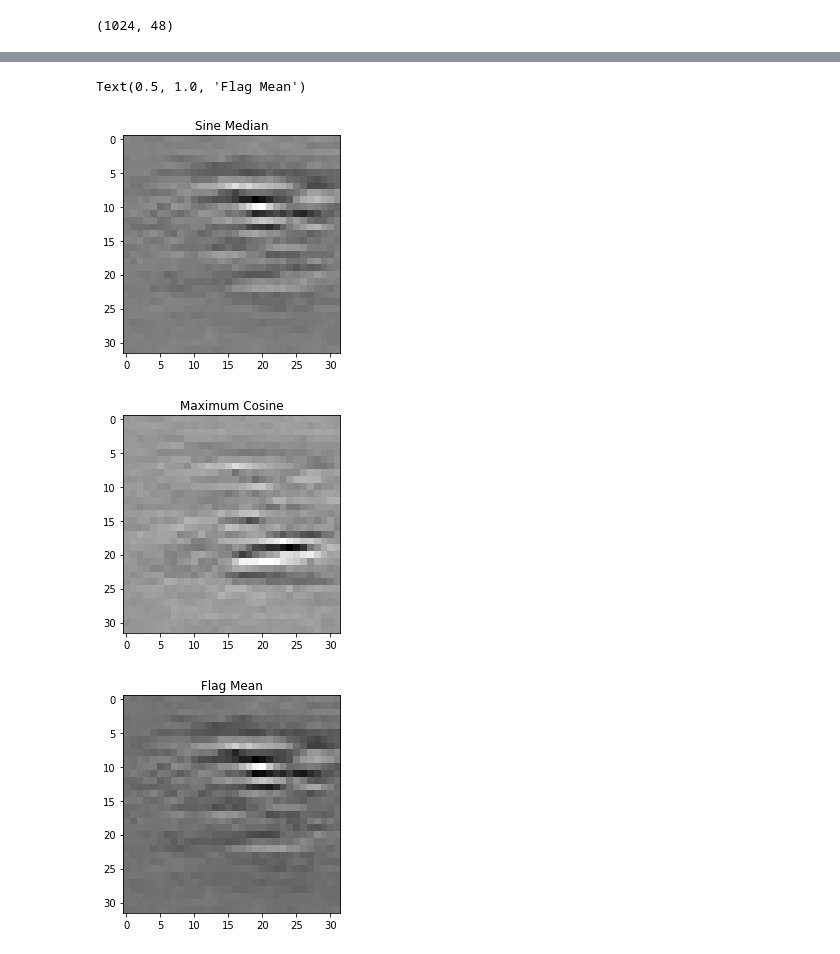
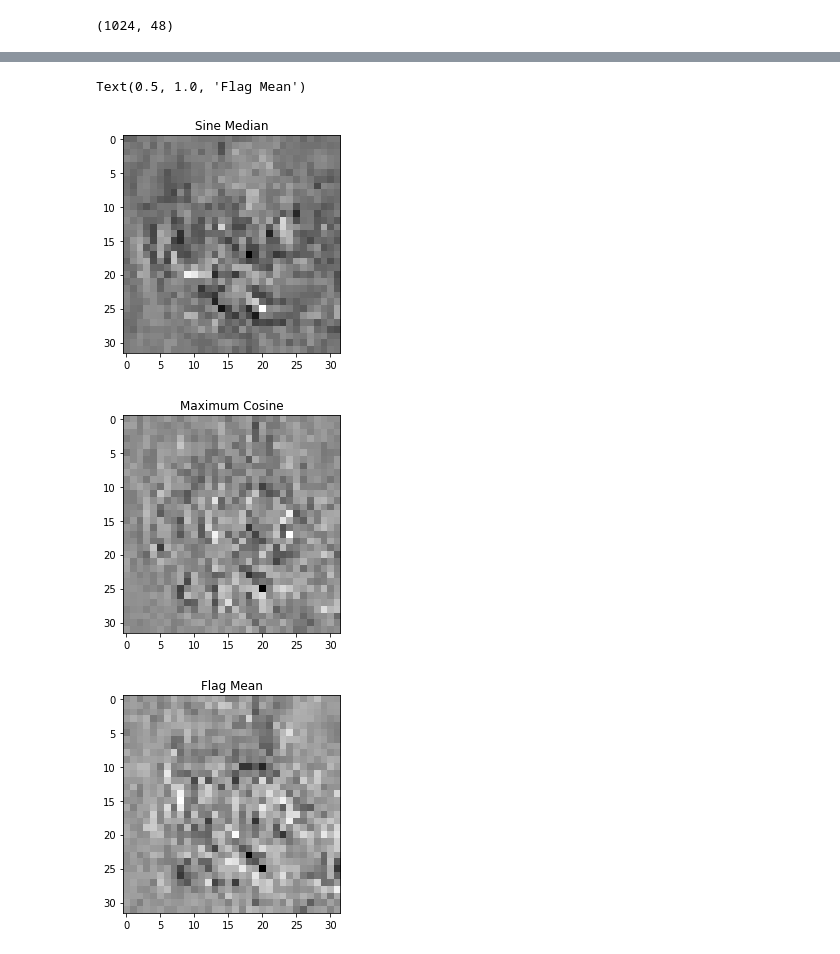
Before and after one commit to nmank/FlagIRLS, a Jupyter notebook: MindsEye_debug.ipynb, the cells around one changed output, grey strips where cells are left out. Cells and saved outputs as stored; diff of their text form; code cells hidden in the pictures.

Commit message:
change to plotting

```diff
--- a/MindsEye_debug.ipynb
+++ b/MindsEye_debug.ipynb
@@ -7,3 +7,7 @@ import matplotlib.pyplot as plt
 import seaborn as sns
 import pandas
 from sklearn.manifold import MDS
+# %%
+data = mat73.loadmat('/data4/mankovic/MindsEye/DARPA_tracklets_2345_09_05.mat')
+labels = sio.loadmat('/data4/mankovic/MindsEye/smaller_action_labels_2345.mat')
+labels
@@ -11,13 +46,13 @@ from sklearn.manifold import MDS
 n_its= 10
 seed = 0
 
-labels_raw = sio.loadmat('./data/kmeans_action_labels.mat')['kmeans_action_labels']
+labels_raw = sio.loadmat('/data4/mankovic/MindsEye/kmeans_action_labels.mat')['kmeans_action_labels']
 
 labels_true = [l[0][0] for l in labels_raw['labels'][0][0]]
 # labelidxs =labels_raw['labelidxs'][0][0][0]
 
 
-raw_data = mat73.loadmat('./data/kmeans_pts.mat')
+raw_data = mat73.loadmat('/data4/mankovic/MindsEye/kmeans_pts.mat')
 
 X = [t[0] for t in raw_data['Data']['gr_pts']]
 
@@ -245,5 +277,7 @@ Purities
 # %%
-sample = 30
-plt.imshow(X[sample][:,24].reshape(32,32), cmap='gray')
+sample = 70
+for i in range(0,48,4):
+    plt.figure()
+    plt.imshow(X[sample][:,i].reshape(32,32), cmap='gray')
 labels_true[sample]
 # %% [output]
@@ -265,17 +310,18 @@ d_mat = distance_matrix(X, centers_flg, 'sine')
 index = np.argmin(d_mat, axis = 0)
 f_idx = index[sample]
 # %%
+subspace_num = 45
 plt.figure()
-plt.imshow(centers_sin[s_idx][:,15].reshape(32,32), cmap='gray')
+plt.imshow(centers_sin[s_idx][:,subspace_num].reshape(32,32), cmap='gray')
 plt.title('Sine Median')
 plt.figure()
-plt.imshow(-centers_cos[c_idx][:,15].reshape(32,32), cmap='gray')
+plt.imshow(centers_cos[c_idx][:,subspace_num].reshape(32,32), cmap='gray')
 plt.title('Maximum Cosine')
 plt.figure()
-plt.imshow(centers_flg[f_idx][:,15].reshape(32,32), cmap='gray')
+plt.imshow(centers_flg[f_idx][:,subspace_num].reshape(32,32), cmap='gray')
 plt.title('Flag Mean')
 # %% [output]
 Text(0.5, 1.0, 'Flag Mean')
-[figure, old version]
+[figure, new version]
-[figure, old version]
+[figure, new version]
-[figure, old version]
+[figure, new version]
```
Also changed, not shown: parts of 8 cells of this notebook, 5 other files.
